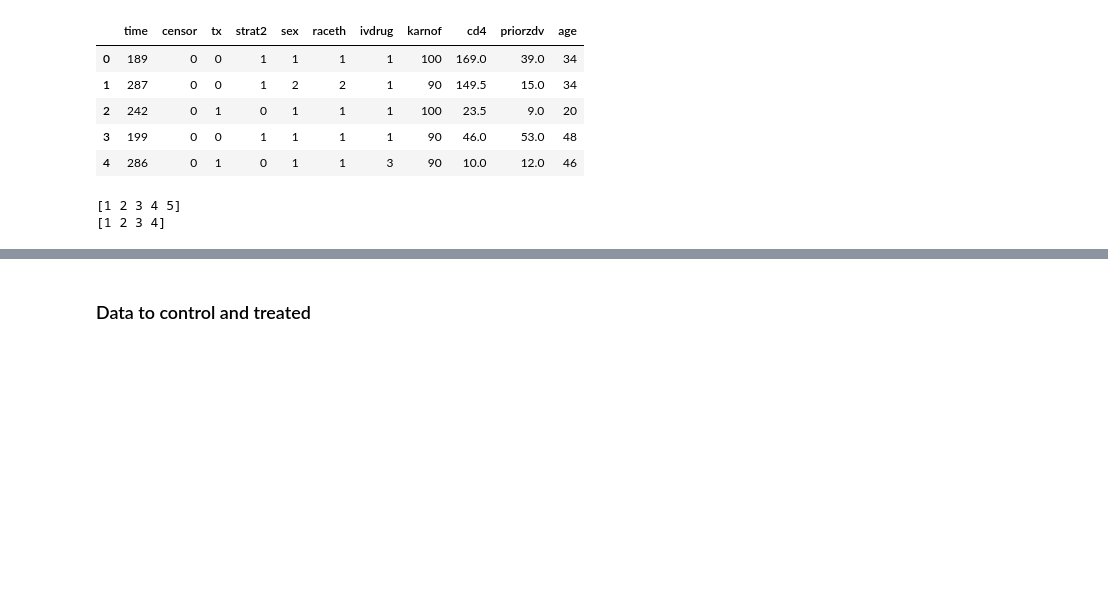
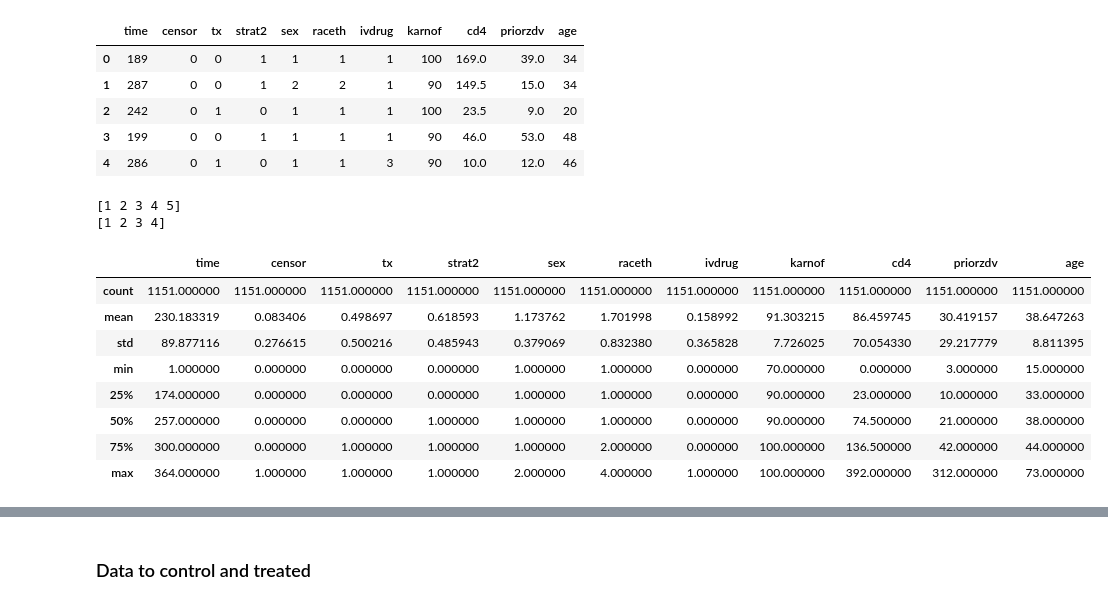
Before and after one commit to aguilloux/HI-VAE_Pytorch, a Jupyter notebook: data_preprocessing_aids.ipynb, the cells around one changed output, grey strips where cells are left out. Cells and saved outputs as stored; diff of their text form; code cells hidden in the pictures; blank space fills up the shorter version.

```diff
--- a/data_preprocessing_aids.ipynb
+++ b/data_preprocessing_aids.ipynb
@@ -36,6 +36,18 @@ print(np.unique(HIV['raceth']))
 # %% [output]
 [1 2 3 4 5]
 [1 2 3 4]
+# %%
+HIV.describe()
+# %% [output]
+|  | time | censor | tx | strat2 | sex | raceth | ivdrug | karnof | cd4 | priorzdv | age |
+| count | 1151.000000 | 1151.000000 | 1151.000000 | 1151.000000 | 1151.000000 | 1151.000000 | 1151.000000 | 1151.000000 | 1151.000000 | 1151.000000 | 1151.000000 |
+| mean | 230.183319 | 0.083406 | 0.498697 | 0.618593 | 1.173762 | 1.701998 | 0.158992 | 91.303215 | 86.459745 | 30.419157 | 38.647263 |
+| std | 89.877116 | 0.276615 | 0.500216 | 0.485943 | 0.379069 | 0.832380 | 0.365828 | 7.726025 | 70.054330 | 29.217779 | 8.811395 |
+| min | 1.000000 | 0.000000 | 0.000000 | 0.000000 | 1.000000 | 1.000000 | 0.000000 | 70.000000 | 0.000000 | 3.000000 | 15.000000 |
+| 25% | 174.000000 | 0.000000 | 0.000000 | 0.000000 | 1.000000 | 1.000000 | 0.000000 | 90.000000 | 23.000000 | 10.000000 | 33.000000 |
+| 50% | 257.000000 | 0.000000 | 0.000000 | 1.000000 | 1.000000 | 1.000000 | 0.000000 | 90.000000 | 74.500000 | 21.000000 | 38.000000 |
+| 75% | 300.000000 | 0.000000 | 1.000000 | 1.000000 | 1.000000 | 2.000000 | 0.000000 | 100.000000 | 136.500000 | 42.000000 | 44.000000 |
+| max | 364.000000 | 1.000000 | 1.000000 | 1.000000 | 2.000000 | 4.000000 | 1.000000 | 100.000000 | 392.000000 | 312.000000 | 73.000000 |
 # %%
 dataset_name = "Aids"
 data_file= "./dataset/" + dataset_name + "/data.csv"
```
Also changed, not shown: parts of 7 cells of this notebook.
